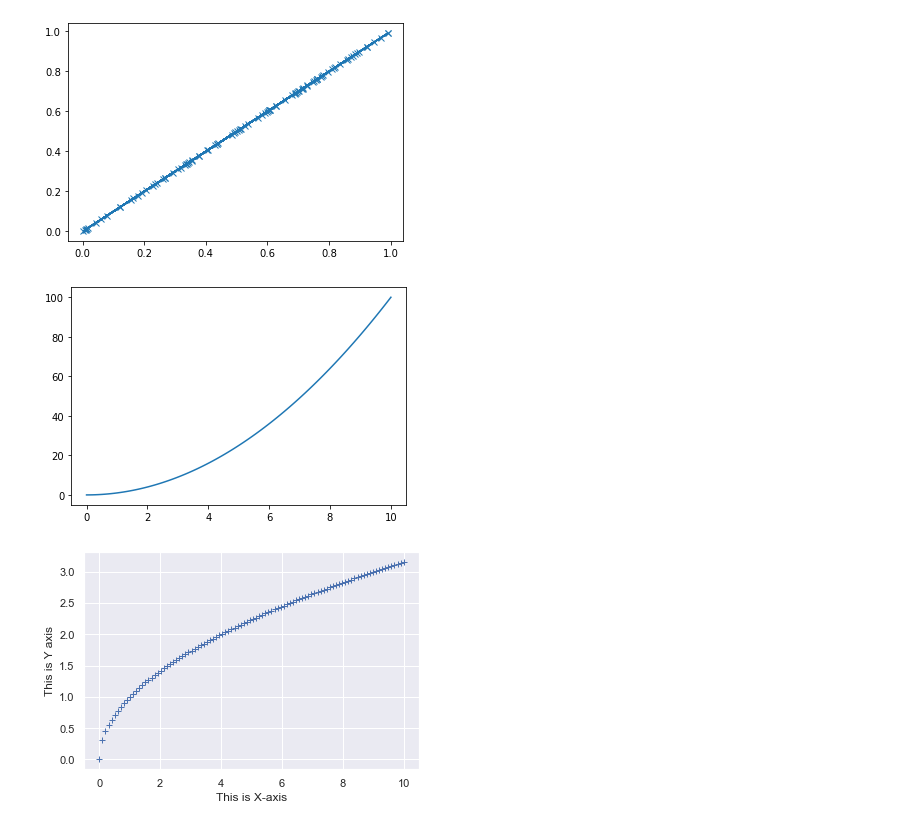
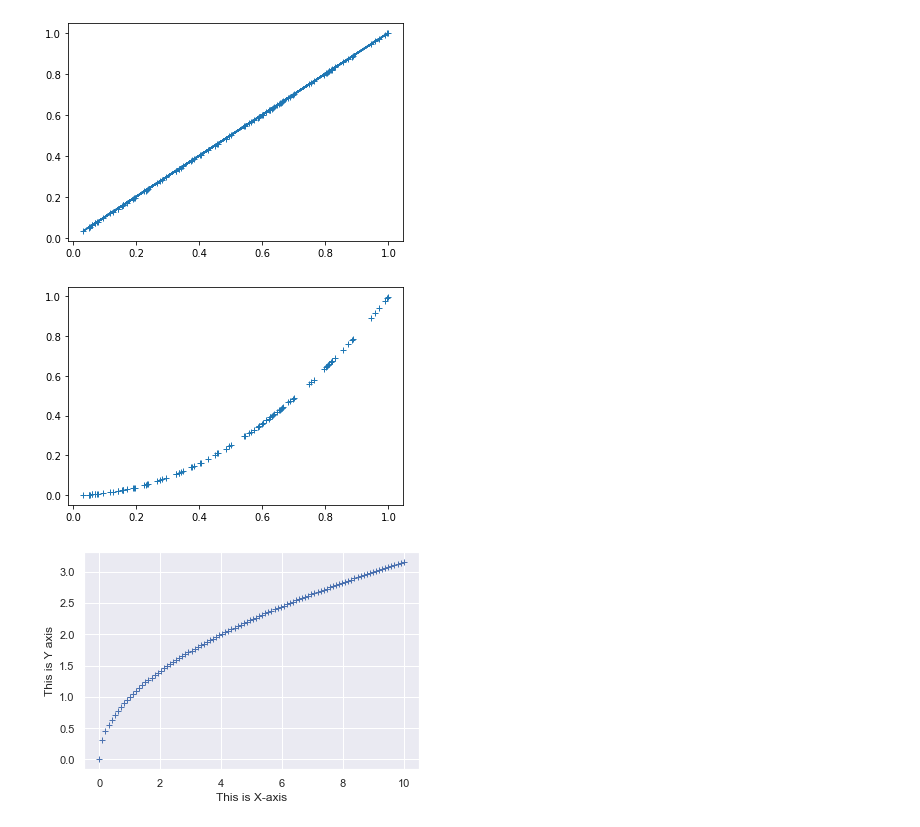
Before and after one commit to bipin-01/Deep-Learning-Basics, a Jupyter notebook: Python Basics/plotting.ipynb, the cells around one changed output. Cells and saved outputs as stored; diff of their text form; code cells hidden in the pictures.

```diff
--- a/Python Basics/plotting.ipynb
+++ b/Python Basics/plotting.ipynb
@@ -8,15 +8,15 @@ import pandas as pd
 x = np.random.random((100, 1))
 y = x
 # %%
-plt.plot(x,y , "x-")
+plt.plot(x,y , "+-")
 plt.show()
 # %% [output]
-[figure, old version]
+[figure, new version]
 # %%
-plt.plot(x, x**2)
+plt.plot(x, x**2, "+")
 plt.show()
 # %% [output]
-[figure, old version]
+[figure, new version]
 # %%
 x = np.linspace(0, 10, 100)
 y = np.power(x, 0.5)
```
Also changed, not shown: parts of 7 cells of this notebook.
